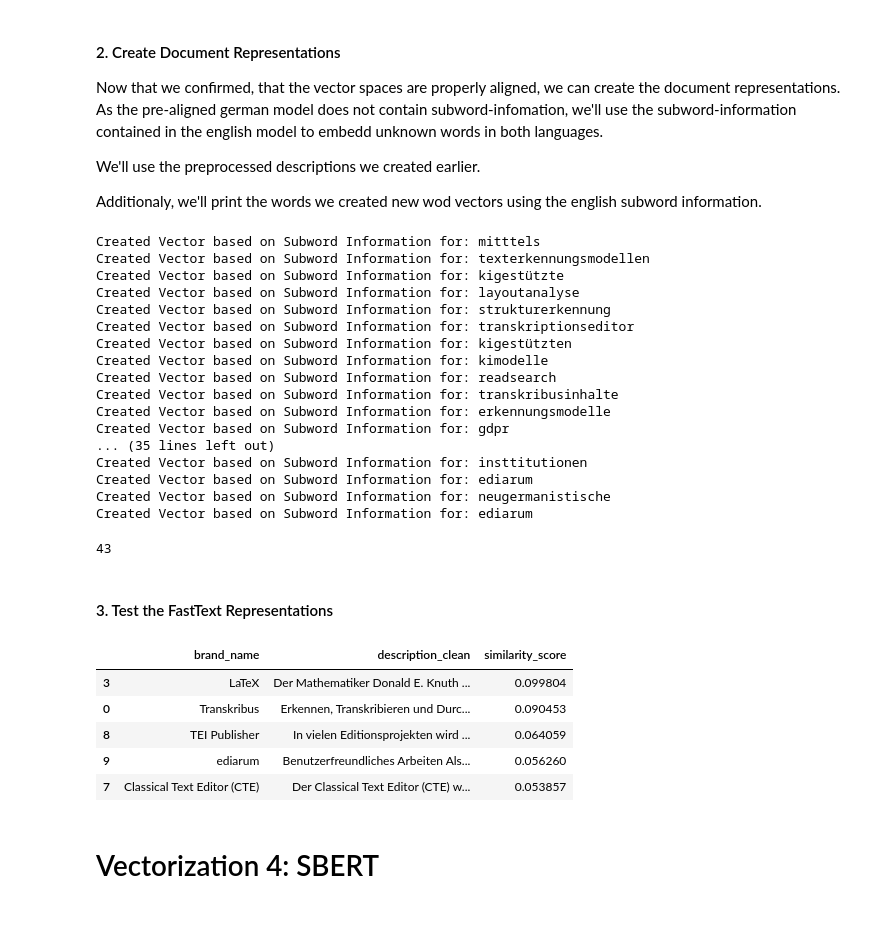
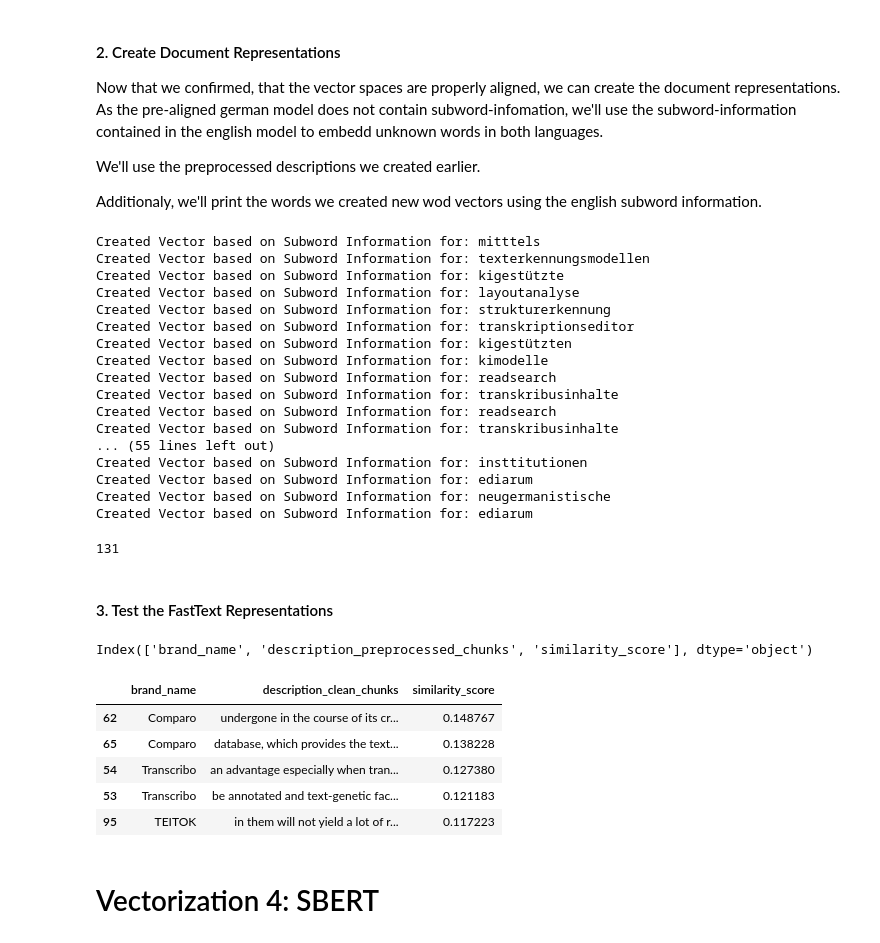
Before and after one commit to andwzn/retrieval-augmented-generation-experiment, a Jupyter notebook: rag_experiment_1.ipynb, the cells around one changed output. Cells and saved outputs as stored; diff of their text form; code cells hidden in the pictures.

Commit message:
modified fasttext to support chunking

```diff
--- a/rag_experiment_1.ipynb
+++ b/rag_experiment_1.ipynb
@@ -761,7 +761,7 @@ def get_fasttext_vector(row, aligned_vectors_de=None, aligned_vectors_eng=None):
     if pd.isna(lang) or lang not in ["en", "de"]:
         return np.zeros(vector_size) #Maybe rather use none?
 
-    words = row.get("description_preprocessed", "").split()
+    words = row.get("description_preprocessed_chunks", "").split()
     vectors = []
 
     # process based on language
@@ -789,7 +789,7 @@ def get_fasttext_vector(row, aligned_vectors_de=None, aligned_vectors_eng=None):
 
 
 # Apply the function to create aggregated vectors
-fasttext = edition_software_info.apply(lambda x: get_fasttext_vector(x, aligned_vectors_de, aligned_vectors_eng), axis=1)
+fasttext = edition_software_info_chunked.apply(lambda x: get_fasttext_vector(x, aligned_vectors_de, aligned_vectors_eng), axis=1)
 
 # Convert the Series of 1D arrays to a 2D numpy array (to calculate the cosine similarity later on)
 fasttext_array = np.array(word2vec.tolist())
@@ -805,57 +805,61 @@ Created Vector based on Subword Information for: kigestützten
 Created Vector based on Subword Information for: kimodelle
 Created Vector based on Subword Information for: readsearch
 Created Vector based on Subword Information for: transkribusinhalte
-Created Vector based on Subword Information for: erkennungsmodelle
-Created Vector based on Subword Information for: gdpr
-... (35 lines left out)
+Created Vector based on Subword Information for: readsearch
+Created Vector based on Subword Information for: transkribusinhalte
+... (55 lines left out)
 Created Vector based on Subword Information for: insttitutionen
 Created Vector based on Subword Information for: ediarum
 Created Vector based on Subword Information for: neugermanistische
 Created Vector based on Subword Information for: ediarum
-43
+131
 # %% [markdown]
 #### 3. Test the FastText Representations
+# %%
+result_df_sorted.columns
+# %% [output]
+Index(['brand_name', 'description_preprocessed_chunks', 'similarity_score'], dtype='object')
 # %%
-query = 'I need to work with images in a browser'
+query = 'I want to transcribe a manuscript'
 
 # check the queries language, to decide which model to use.
 query_lang = identify_language(query).replace("__label__","") if not query == '' else np.nan
 
 # preprocess the query
 query = preprocess(stopwords_combined, query)
 
-# create a series that can be used as an input in the
+# create a series that can be used as an input in the get_fasttext_vector function. Ignore the key names.
 query_information = pd.Series({
     "description_lang": query_lang,
-    "description_preprocessed": query
+    "description_preprocessed_chunks": query
 })
 
 # get vector representation of the query using fasttext
 query_fasttext= get_fasttext_vector(query_information, aligned_vectors_de, aligned_vectors_eng)
 
 # Reshape the query vector to be a 2D array with one row
 query_fasttext = query_fasttext.reshape(1, -1)
 
 # Compute cosine similarity between the query and the documents
 similarities = cosine_similarity(query_fasttext, fasttext_array)
 
 similarity_df = pd.DataFrame({
     'similarity_score': similarities.flatten()
 })
 
-result_df = pd.concat([edition_software_info[["brand_name","description_clean"]], similarity_df], axis=1)
+result_df = pd.concat([edition_software_info_chunked[["brand_name","description_clean_chunks"]], similarity_df], axis=1)
 result_df_sorted = result_df.sort_values(by='similarity_score', ascending=False)
 
 # print the top 3 description, that might be relevant to our query
 with pd.option_context('display.max_colwidth', None):
-    display(result_df_sorted[['brand_name','description_clean', 'similarity_score']].head(5))
+    display(result_df_sorted[['brand_name','description_clean_chunks', 'similarity_score']].head(5))
 # %% [output]
-|  | brand_name | description_clean | similarity_score |
-| 3 | LaTeX | Der Mathematiker Donald E. Knuth ... | 0.099804 |
-| 0 | Transkribus | Erkennen, Transkribieren und Durc... | 0.090453 |
-| 8 | TEI Publisher | In vielen Editionsprojekten wird ... | 0.064059 |
-| 9 | ediarum | Benutzerfreundliches Arbeiten Als... | 0.056260 |
-| 7 | Classical Text Editor (CTE) | Der Classical Text Editor (CTE) w... | 0.053857 |
+|  | brand_name | description_clean_chunks | similarity_score |
+| 62 | Comparo | undergone in the course of its cr... | 0.148767 |
+| 65 | Comparo | database, which provides the text... | 0.138228 |
+| 54 | Transcribo | an advantage especially when tran... | 0.127380 |
+| 53 | Transcribo | be annotated and text-genetic fac... | 0.121183 |
+| 95 | TEITOK | in them will not yield a lot of r... | 0.117223 |
 # %% [markdown]
 # Vectorization 4: SBERT
 # %% [markdown]
```
Also changed, not shown: parts of 1 cell of this notebook.
